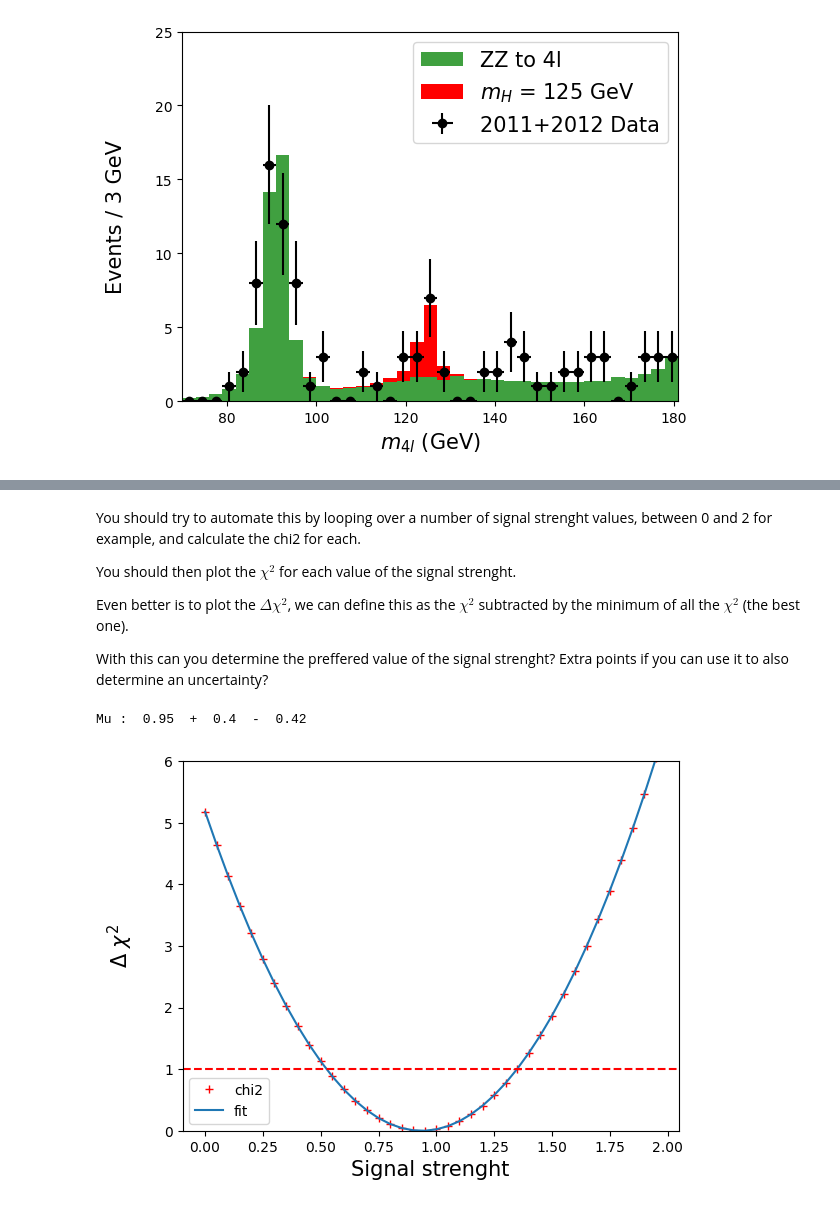
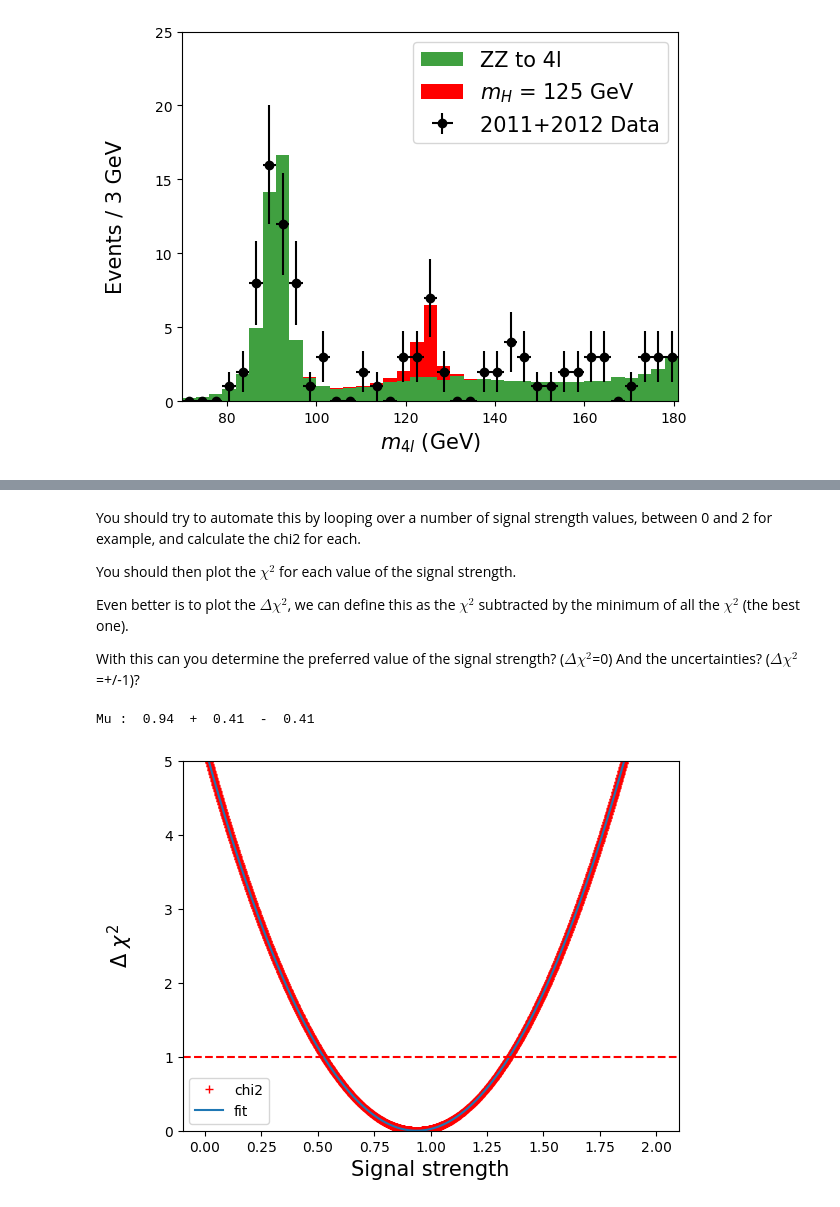
Before and after one commit to dermotmoran/OpenDataStudies, a Jupyter notebook: notebooks/4lepton.ipynb, the cells around one changed output, grey strips where cells are left out. Cells and saved outputs as stored; diff of their text form; code cells hidden in the pictures.

```diff
--- a/notebooks/4lepton.ipynb
+++ b/notebooks/4lepton.ipynb
@@ -194,48 +202,48 @@ print(chi2)
 # %% [markdown]
-You should try to automate this by looping over a number of signal strenght values, between 0 and 2 for example, and calculate the chi2 for each.
+You should try to automate this by looping over a number of signal strength values, between 0 and 2 for example, and calculate the chi2 for each.
 
-You should then plot the $\chi^{2}$ for each value of the signal strenght.
+You should then plot the $\chi^{2}$ for each value of the signal strength.
 
 Even better is to plot the $\Delta\chi^{2}$, we can define this as the $\chi^{2}$ subtracted by the minimum of all the $\chi^{2}$ (the best one).
 
-With this can you determine the preffered value of the signal strenght?
-Extra points if you can use it to also determine an uncertainty?
+With this can you determine the preferred value of the signal strength? ($\Delta\chi^{2}$=0)
+And the uncertainties? ($\Delta\chi^{2}$=+/-1)?
 # %%
 
-signal_strenghts = np.arange(0, 2.0, 0.05)
+signal_strengths = np.arange(0, 2.0, 0.001)
 chi2_scan = np.array([])
 
-for Mu in signal_strenghts:
+for Mu in signal_strengths:
  sig = hzz*Mu
  total = bkg + sig
  residuals = hist - total
  chi2 = getChiSq(residuals, yerrs)
  chi2_scan = np.append(chi2_scan, chi2)
 
 chi2_scan = chi2_scan - min(chi2_scan)
 
 degree = 2
-coefficients = np.polyfit(signal_strenghts, chi2_scan, degree)
+coefficients = np.polyfit(signal_strengths, chi2_scan, degree)
 polynomial = np.poly1d(coefficients)
-y_fit = polynomial(signal_strenghts)
+y_fit = polynomial(signal_strengths)
 
 zerocen = (polynomial - 0).roots
 onesigma = (polynomial - 1.0).roots
 
 cenval = round(zerocen[0],2)
 upsigma = round(onesigma[0] - zerocen[0], 2)
 dnsigma = round(zerocen[0] - onesigma[1], 2)
 
 print("Mu : ",cenval," + ",upsigma," - ", dnsigma)
 
-plt.plot(signal_strenghts, chi2_scan, 'r+', lw=5, alpha=1.0, label="chi2")
-plt.plot(signal_strenghts, y_fit, label="fit")
+plt.plot(signal_strengths, chi2_scan, 'r+', lw=5, alpha=1.0, label="chi2")
+plt.plot(signal_strengths, y_fit, label="fit")
 plt.axhline(1, color='red', linestyle='--')
-plt.gca().set_ylim([0, 6])
-plt.xlabel('Signal strenght', fontsize = 15)
+plt.gca().set_ylim([0, 5])
+plt.xlabel('Signal strength', fontsize = 15)
 plt.ylabel('$\\Delta$ $\chi^2$\n', fontsize = 15)
 plt.legend()
 plt.show()
 # %% [output]
-Mu :  0.95  +  0.4  -  0.42
+Mu :  0.94  +  0.41  -  0.41
-[figure, old version]
+[figure, new version]
```
Also changed, not shown: parts of 6 cells of this notebook, 1 other file.
